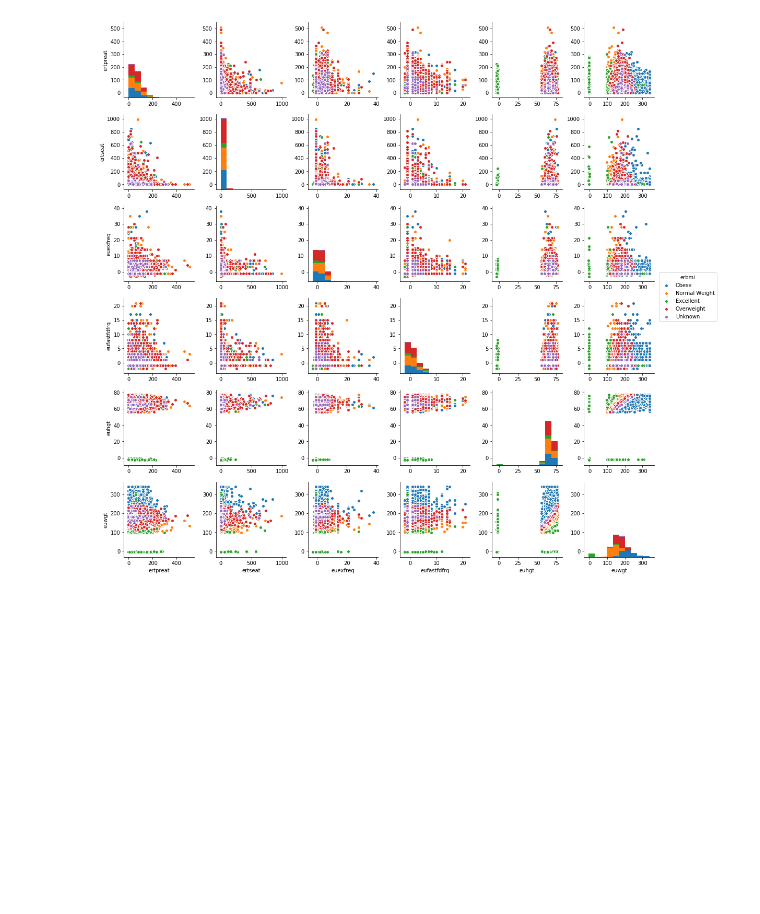
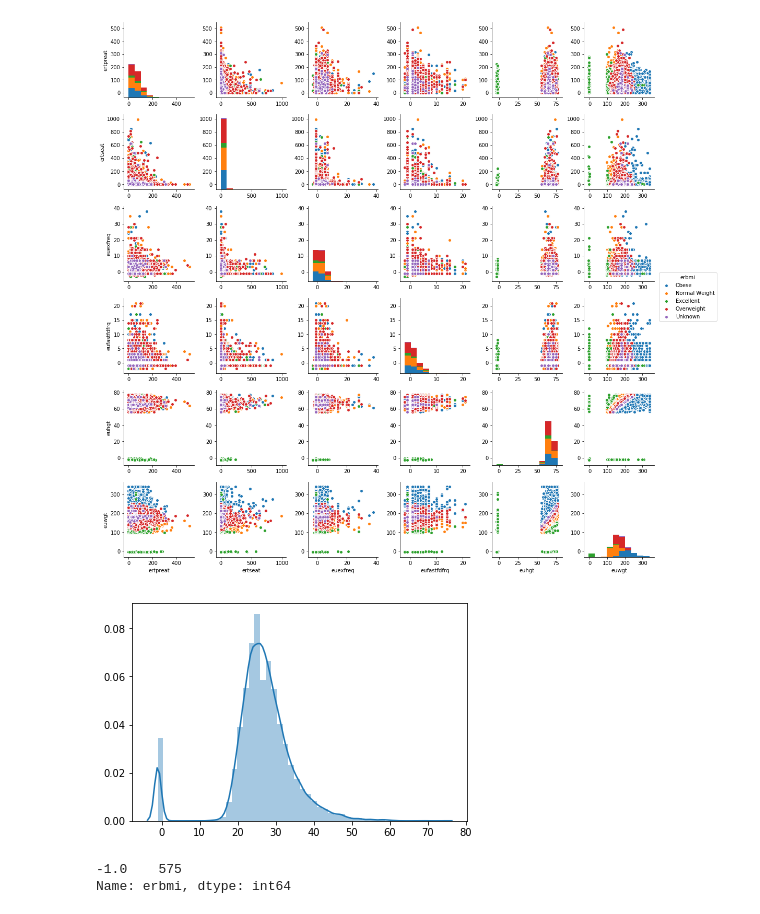
Before and after one commit to jamesdedon/763Project, a Jupyter notebook: exploration/eric_data-exploration.ipynb, the cells around one changed output. Cells and saved outputs as stored; diff of their text form; code cells hidden in the pictures; blank space fills up the shorter version.

```diff
--- a/exploration/eric_data-exploration.ipynb
+++ b/exploration/eric_data-exploration.ipynb
@@ -185,3 +169,13 @@ plt.show()
 sns_plot.savefig("numerical-columns-by-bmi-class.png")
 # %% [output]
 [figure]
+# %%
+sns.distplot(dataset[target_column])
+plt.show()
+# %% [output]
+[figure, added]
+# %%
+dataset[target_column[0]].loc[dataset[target_column[0]] < 0].value_counts()
+# %% [output]
+-1.0    575
+Name: erbmi, dtype: int64
```
Also changed, not shown: parts of 5 cells of this notebook, 1 other file.
